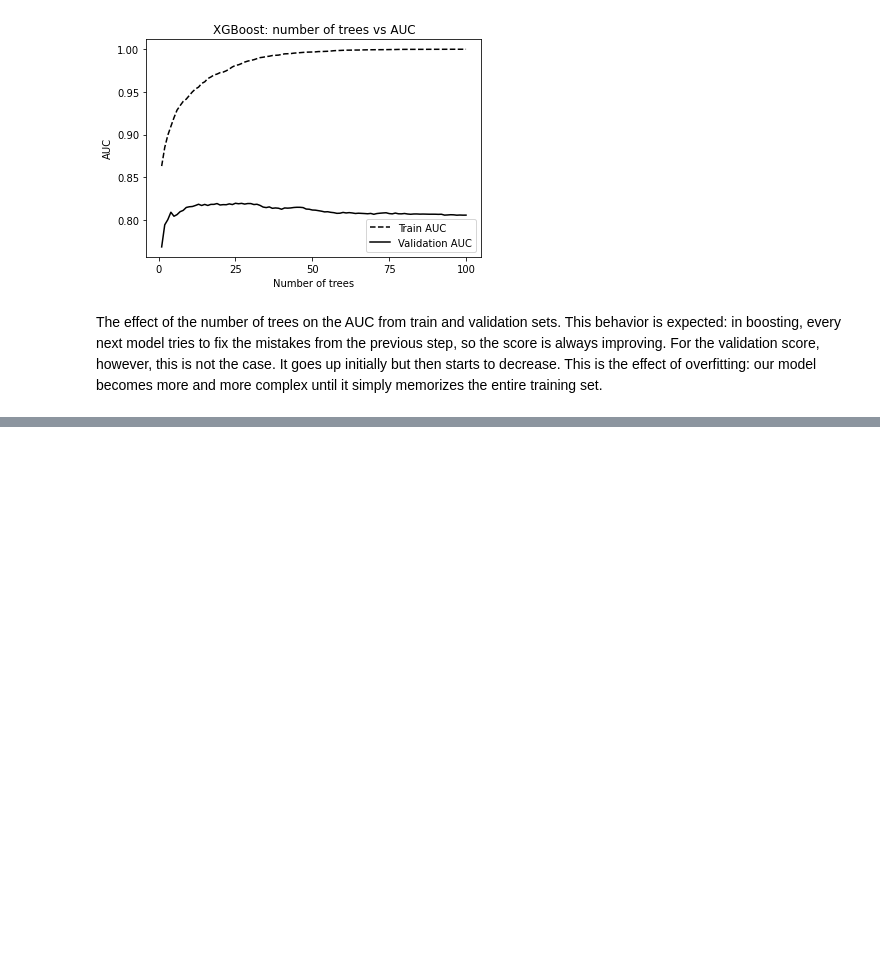
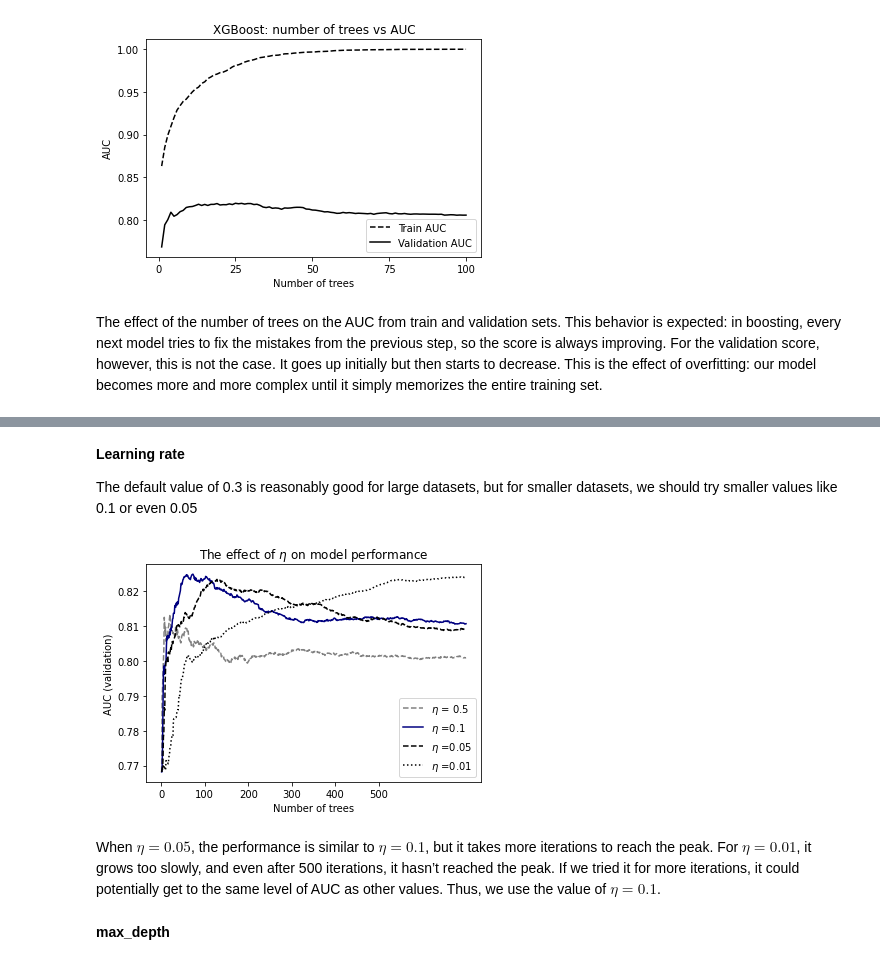
Before and after one commit to marcosbenicio/data-science, a Jupyter notebook: 05DecisionTrees/credit_scoring.ipynb, the cells around one changed output, grey strips where cells are left out. Drawn from its saved outputs; the diff is of its cells as text; code cells hidden in the pictures; blank space fills up the shorter version.

```diff
--- a/05DecisionTrees/credit_scoring.ipynb
+++ b/05DecisionTrees/credit_scoring.ipynb
@@ -751,0 +773,56 @@ complex until it simply memorizes the entire training set.
+# %% [markdown]
+**Learning rate**
+
+The default value of 0.3 is reasonably good for large datasets, but for smaller datasets, we should try smaller values like 0.1 or even 0.05
+# %%
+eta_values =  [0.5, 0.1, 0.05, 0.01]
+auc_eta = []
+for eta in eta_values:
+    evals_result = {}
+    xgb_params = {
+        'eta': eta,
+        'max_depth': 6,
+        'min_child_weight': 1,
+        'objective': 'binary:logistic',
+        'eval_metric': 'auc',
+        'nthread': 6,
+        'seed': 1
+    }
+    model = xgb.train(xgb_params, dtrain, num_boost_round=700, verbose_eval=False,
+                      evals_result = evals_result, evals=watchlist)
+
+    auc_eta.append({
+        "eta": eta,
+        "train_auc": evals_result['train']['auc'],  # The last AUC for the training set
+        "val_auc": evals_result['val']['auc']
+    })
+# %%
+# number of trees
+n_trees = list(range(1, len(auc_eta[0]['train_auc']) + 1))
+
+plt.figure(figsize=(6, 4))
+
+plt.plot(n_trees, auc_eta[0]['val_auc'], color='grey', linestyle='dashed', label=f'$\eta$ = {auc_eta[0]["eta"]}')
+plt.plot(n_trees, auc_eta[1]['val_auc'], color='navy', linestyle='solid', label=f'$\eta$ ={auc_eta[1]["eta"]}')
+plt.plot(n_trees, auc_eta[2]['val_auc'], color='black', linestyle='dashed', label=f'$\eta$ ={auc_eta[2]["eta"]}')
+plt.plot(n_trees, auc_eta[3]['val_auc'], color='black', linestyle='dotted', label=f'$\eta$ ={auc_eta[3]["eta"]}')
+
+plt.xticks(range(0, 501, 100))
+
+plt.legend()
+
+plt.title('The effect of $\eta$ on model performance')
+plt.xlabel('Number of trees')
+plt.ylabel('AUC (validation)')
+
+# plt.savefig('ch06-figures/06_xgb_eta_2.svg')
+
+plt.show()
+# %% [output]
+[figure, added]
+# %% [markdown]
+When $\eta = 0.05$, the performance is similar to $\eta = 0.1$, but it takes more iterations to
+reach the peak. For $\eta = 0.01$, it grows too slowly, and even after 500 iterations, it hasn’t reached
+the peak. If we tried it for more iterations, it could potentially get to the same level of AUC as other values. Thus, we use the value of $\eta = 0.1$.
+# %% [markdown]
+**max_depth**
```
Also changed, not shown: parts of 34 cells of this notebook.
